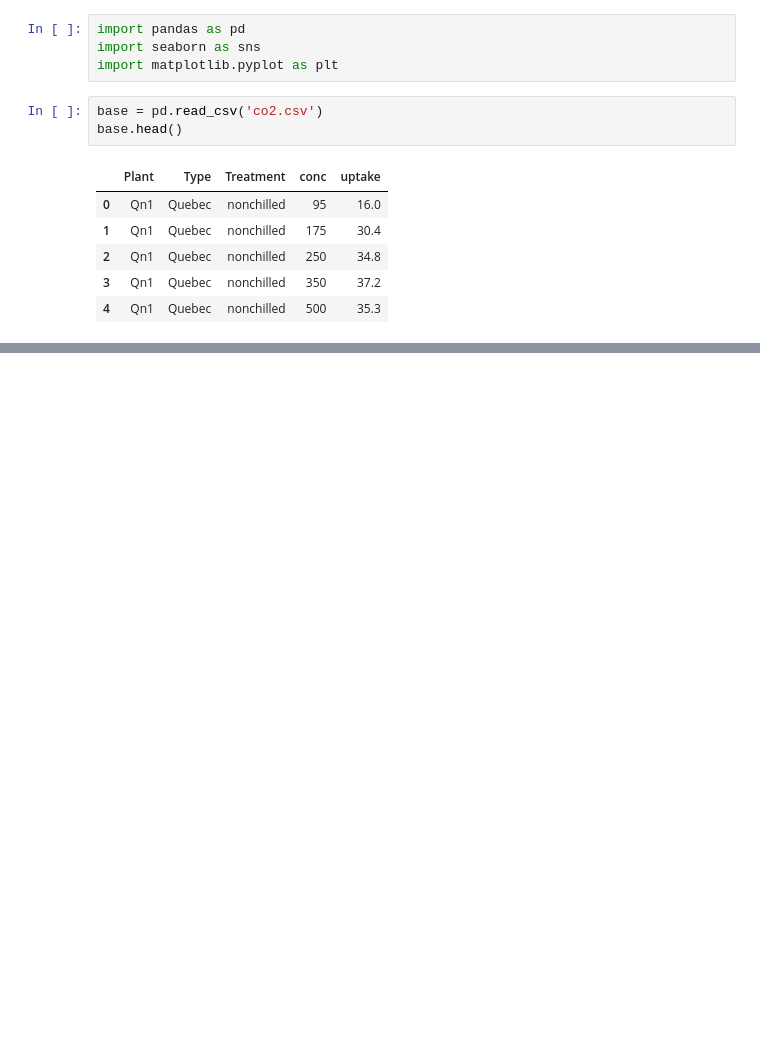
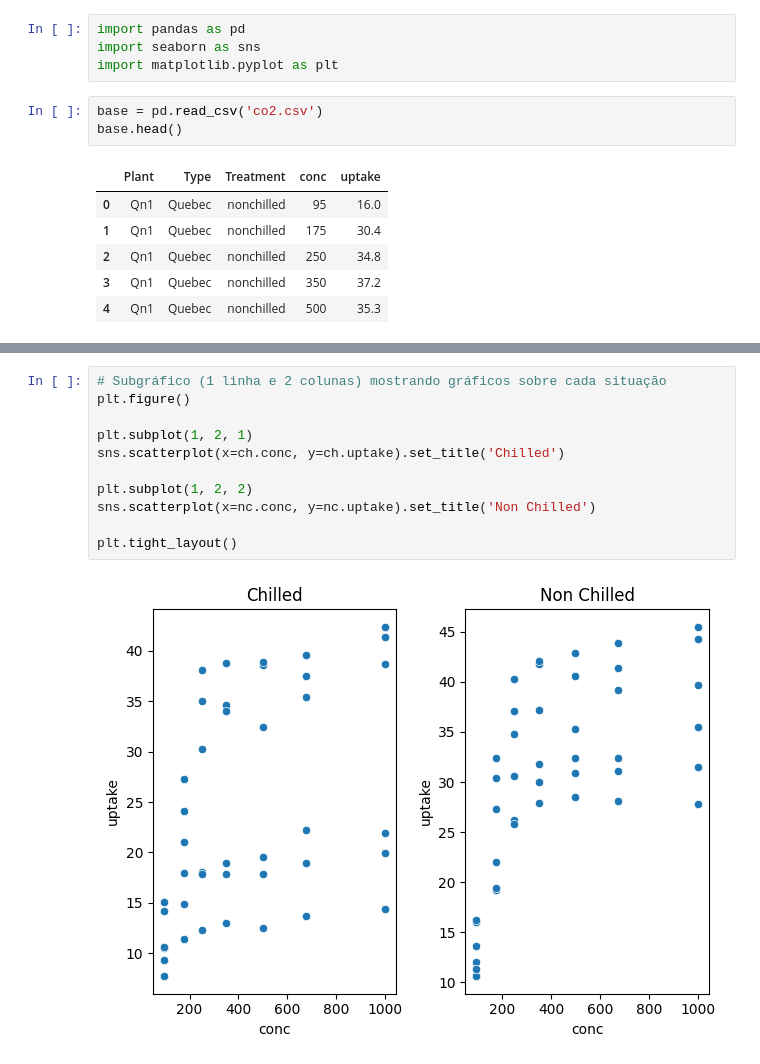
Before and after one commit to guipaleari/udemy_estudo_python, a Jupyter notebook: 03.Graficos/20.dispersão com seaborn.ipynb, the cells around one changed output, grey strips where cells are left out. Saved outputs shown, nothing was run; the diff lists cells and outputs as text; blank space fills up the shorter version.

```diff
--- a/03.Graficos/20.dispersão com seaborn.ipynb
+++ b/03.Graficos/20.dispersão com seaborn.ipynb
@@ -18,0 +42,13 @@ TypeError: scatterplot() takes from 0 to 1 positional arguments but 2 positional
+# %%
+# Subgráfico (1 linha e 2 colunas) mostrando gráficos sobre cada situação
+plt.figure()
+
+plt.subplot(1, 2, 1)
+sns.scatterplot(x=ch.conc, y=ch.uptake).set_title('Chilled')
+
+plt.subplot(1, 2, 2)
+sns.scatterplot(x=nc.conc, y=nc.uptake).set_title('Non Chilled')
+
+plt.tight_layout()
+# %% [output]
+[figure, added]
```
Also changed, not shown: parts of 7 cells of this notebook.
